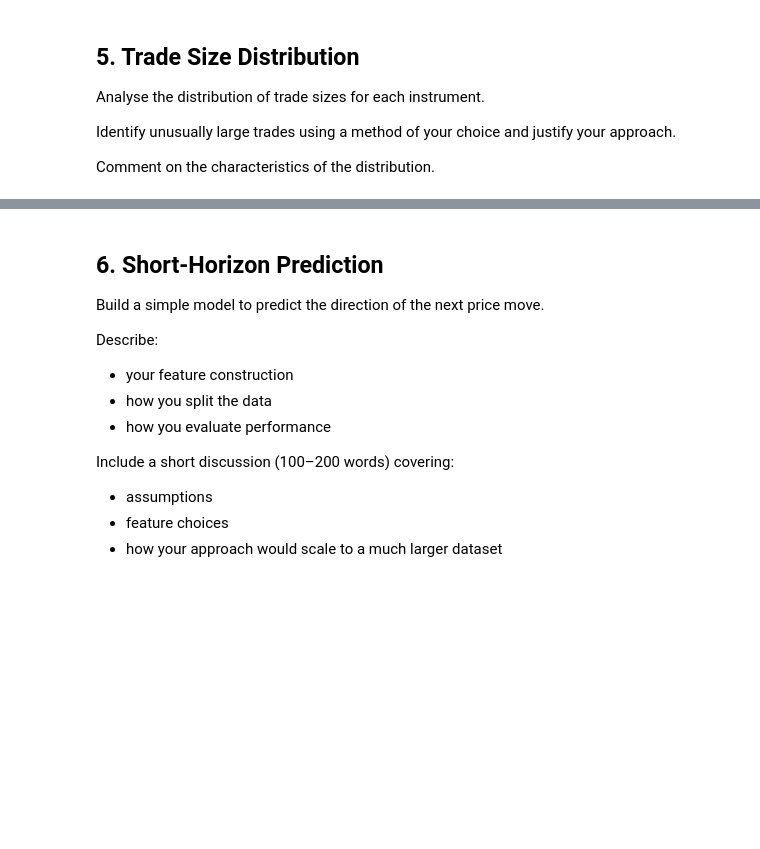
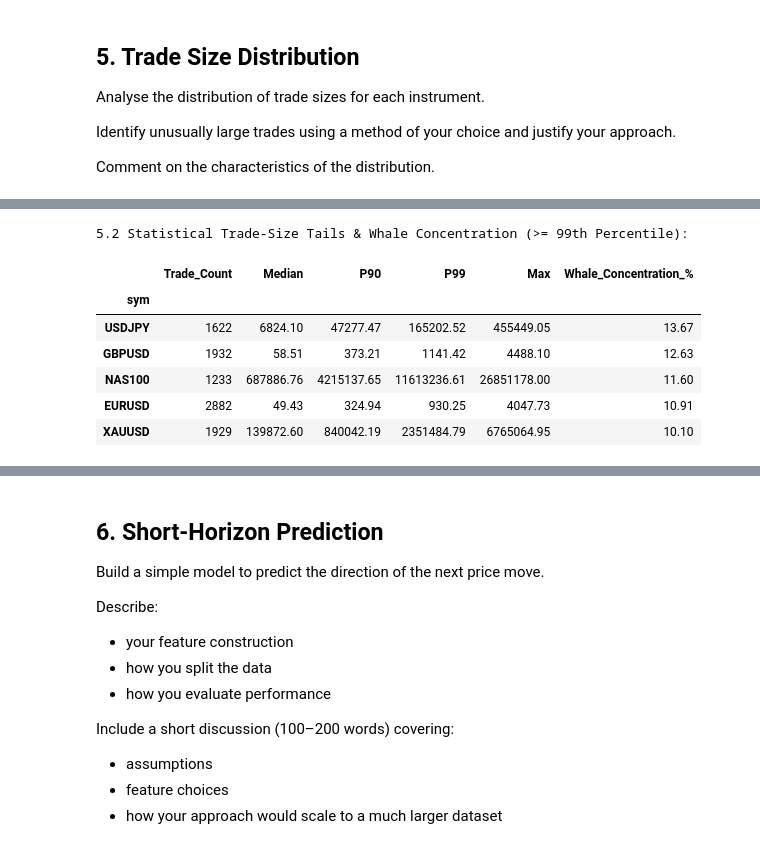
Before and after one commit to Anaswar-ash/Test, a Jupyter notebook: liquidity_and_e-trading_analyst_test_a.ipynb, the cells around one changed output, grey strips where cells are left out. Drawn from its saved outputs; the diff is of its cells as text; code cells hidden in the pictures; blank space fills up the shorter version.

```diff
--- a/liquidity_and_e-trading_analyst_test_a.ipynb
+++ b/liquidity_and_e-trading_analyst_test_a.ipynb
@@ -2883,0 +2923,63 @@ Comment on the characteristics of the distribution.
+# %%
+# 5. TRADE SIZE DISTRIBUTION & WHALE DETECTION (99th PCTL)
+
+# If needed, recreate df_trades and notional from df_clean:
+# df_trades = df_clean[df_clean['event_type'] == 'TRADE'].copy()
+# df_trades['notional'] = df_trades['price'] * df_trades['quantity']
+
+# 1. Define percentile helpers
+def q90(x):
+    return x.quantile(0.90)
+
+def q99(x):
+    return x.quantile(0.99)
+
+# 2. Per-instrument trade-size statistics
+notional_summary = (
+    df_trades
+    .groupby('sym')['notional']
+    .agg(
+        Trade_Count='count',
+        Median='median',
+        P90=q90,
+        P99=q99,
+        Max='max'
+    )
+    .round(2)
+)
+
+# 3. Apply the 99th-percentile "whale" rule per instrument
+df_trades = df_trades.copy()
+df_trades['p99_thresh'] = df_trades.groupby('sym')['notional'].transform(q99)
+df_trades['is_whale'] = df_trades['notional'] >= df_trades['p99_thresh']
+
+# 4. Whale Concentration %: share of total notional in whales
+total_notional = df_trades.groupby('sym')['notional'].sum()
+whale_notional = (
+    df_trades[df_trades['is_whale']]
+    .groupby('sym')['notional']
+    .sum()
+)
+
+# Align indexes and compute concentration
+notional_summary['Whale_Concentration_%'] = (
+    (whale_notional / total_notional) * 100
+).round(2)
+
+# 5. Sort by Whale Concentration to highlight where block risk is highest
+notional_summary = notional_summary.sort_values(
+    'Whale_Concentration_%',
+    ascending=False
+)
+
+print("5.2 Statistical Trade-Size Tails & Whale Concentration (>= 99th Percentile):")
+display(notional_summary)
+# %% [output]
+5.2 Statistical Trade-Size Tails & Whale Concentration (>= 99th Percentile):
+|  | Trade_Count | Median | P90 | P99 | Max | Whale_Concentration_% |
+| sym |  |  |  |  |  |  |
+| USDJPY | 1622 | 6824.10 | 47277.47 | 165202.52 | 455449.05 | 13.67 |
+| GBPUSD | 1932 | 58.51 | 373.21 | 1141.42 | 4488.10 | 12.63 |
+| NAS100 | 1233 | 687886.76 | 4215137.65 | 11613236.61 | 26851178.00 | 11.60 |
+| EURUSD | 2882 | 49.43 | 324.94 | 930.25 | 4047.73 | 10.91 |
+| XAUUSD | 1929 | 139872.60 | 840042.19 | 2351484.79 | 6765064.95 | 10.10 |
```
Also changed, not shown: parts of 5 cells of this notebook, 3 other files.
